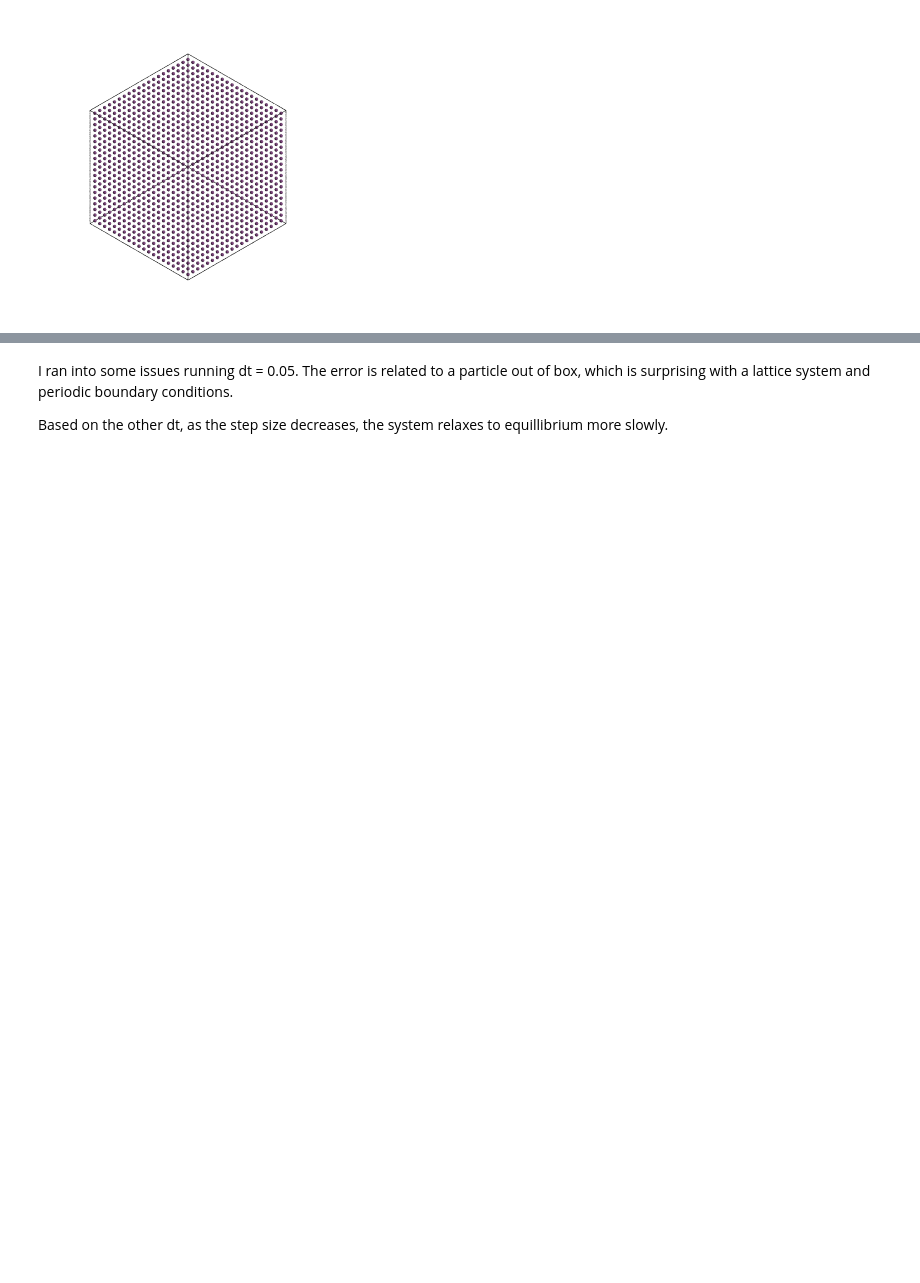
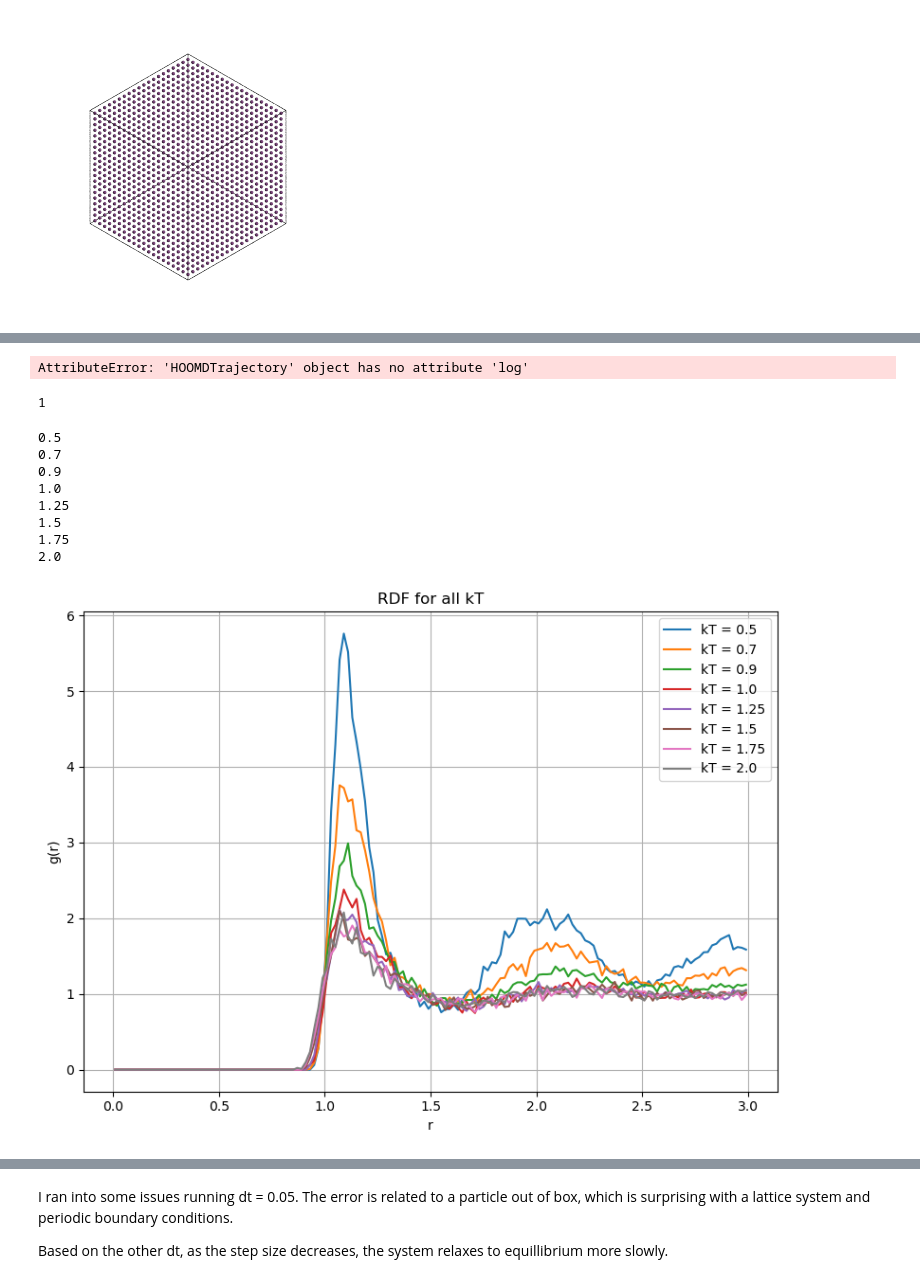
Before and after one commit to StephMcCallum/MSE563-SM, a Jupyter notebook: MD_Week_1.ipynb, the cells around one changed output, grey strips where cells are left out. Saved outputs shown, nothing was run; the diff lists cells and outputs as text; code cells hidden in the pictures; blank space fills up the shorter version.

```diff
--- a/MD_Week_1.ipynb
+++ b/MD_Week_1.ipynb
@@ -8,5 +77,3 @@ simulation = hoomd.Simulation(device = device, seed = seed)
 # %%
-kT = 1.0
 epsilon = 1.0
 sigma = 1.0
-final_density = 1.0
@@ -17,7 +86,7 @@ starting_density = 0.5
 a = 1/(starting_density**(1/3.0))
 #We want a number of particles N in our system.
 #Since we will be replicating the system in 3 dimensions, the number of unit cells we need is N^(1/3)
-num_replicas = 27
+num_replicas = 1
 N_particles = num_replicas**3
 grid_particles = freud.data.UnitCell([a,a,a,0,0,0],[[0,0,0]]).generate_system(num_replicas)
 box_length = grid_particles[0].Lx
@@ -152,25 +211,38 @@ print("Decorrelation time", decorrelation_time, " Number of independent samples:
-# %%
-# calculate radial distribution function
-def rdf(coordinates,rho, Rmax=8,deltaR=.05):#units of sigma
-  #initialize an empty array with
-  nbins = Rmax//deltaR
-  rdf = np.zeros(nbins)
-
-  #loop over pairs
-  for i,pi in enumerate(coordinates[:-1]):
-    for j,pj in enumerate(coordinates[i+1:]):
-      d = numpy.linalg.norm(pj-pi)
-      index = d//deltaR
-      rdf[index] += 1 #increment bins
-
-  #normalize each bin by volume of annulus and number density
-  for i,bin in enumerate(rdf):
-    r=i*deltaR
-    N = len(coordinates)
-    #need rho
-    v = rho*N*((r+deltaR)**3 - r**3)*4*numpy.pi/6 #just missing N and density
-    rdf[i] = bin/v
-  return rdf
+# %%
+import gsd.hoomd
+traj = gsd.hoomd.open('projectdata/log_T_0.5_N_10.gsd', 'r')
+traj.log['Simulation/timestep'][0]
+# %% [output]
+AttributeError: 'HOOMDTrajectory' object has no attribute 'log'
+# %%
+print(len(positions[f"0.5"]))
+# %% [output]
+1
+# %%
+plt.figure(figsize=(8, 6))
+T = [0.5,0.7,0.9,1.0,1.25,1.5,1.75,2.0]
+for kT in T:
+    print(kT)
+    snapshot = positions[f"{kT}"]
+    r, g_r = rdf(snapshot[0], density=0.5)
+    plt.plot(r,g_r, label=f"kT = {kT}")
+plt.xlabel("r")
+plt.ylabel("g(r)")
+plt.title("RDF for all kT")
+plt.legend()
+plt.grid(True)
+plt.tight_layout()
+plt.show()
+# %% [output]
+0.5
+0.7
+0.9
+1.0
+1.25
+1.5
+1.75
+2.0
+[figure, added]
 # %%
 import matplotlib.pyplot as plt
 for T, e in pe_temp_runs.items():
```
Also changed, not shown: parts of 30 cells of this notebook.
